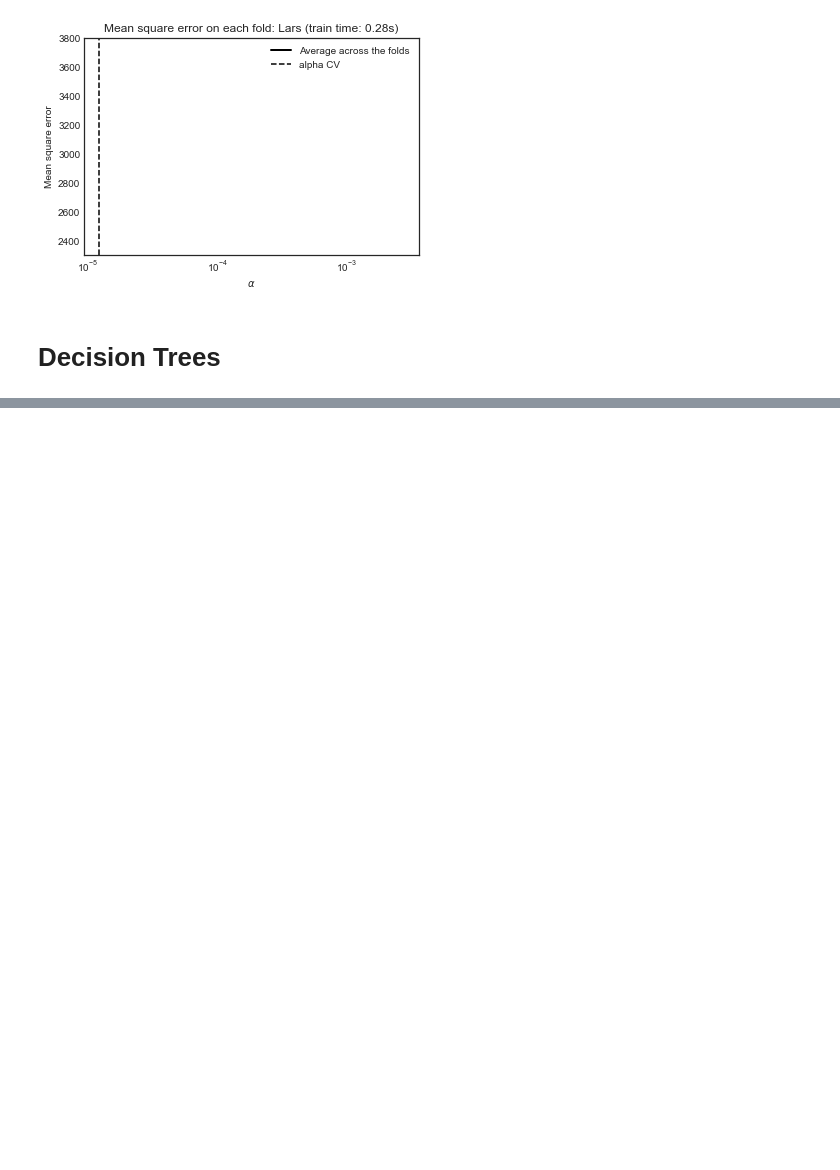
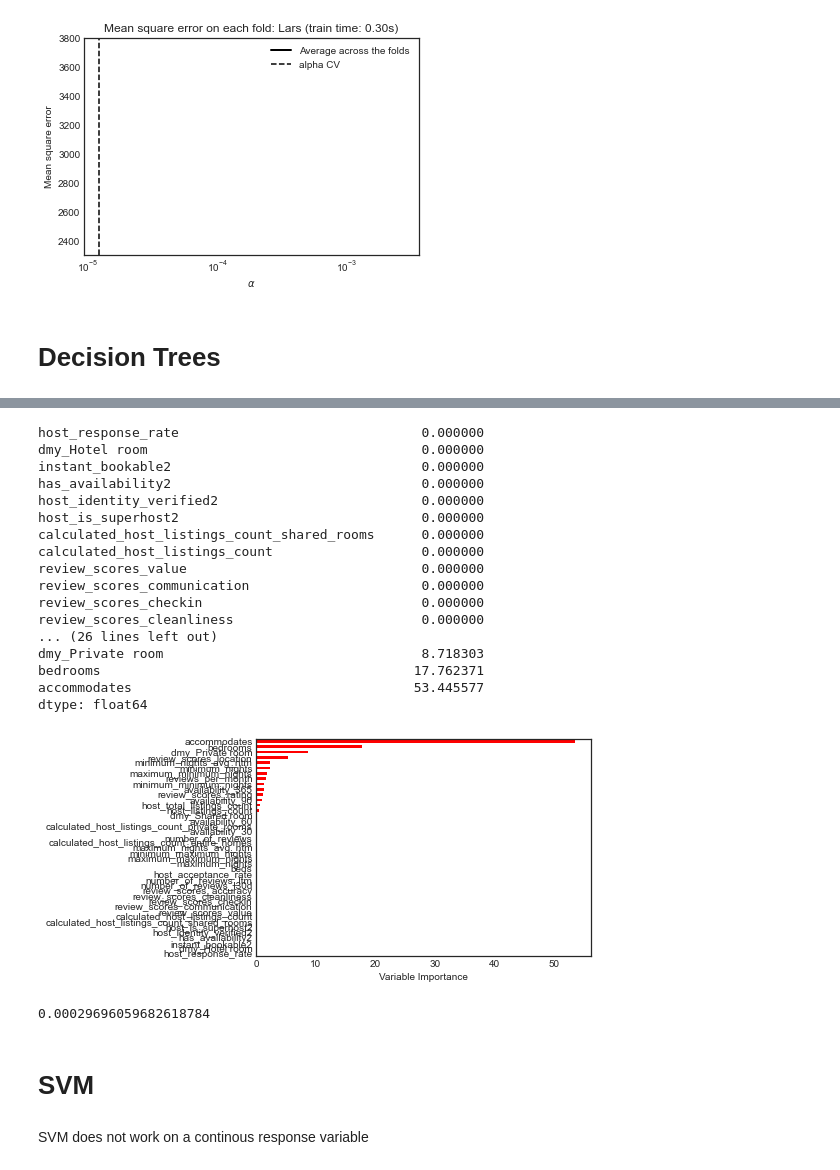
Before and after one commit to Lupercio421/STAT-724, a Jupyter notebook: Final_Project/Regression_methods.ipynb, the cells around one changed output, grey strips where cells are left out. Saved outputs shown, nothing was run; the diff lists cells and outputs as text; code cells hidden in the pictures; blank space fills up the shorter version.

```diff
--- a/Final_Project/Regression_methods.ipynb
+++ b/Final_Project/Regression_methods.ipynb
@@ -990,0 +1043,34 @@ NameError: name 'X_train' is not defined
+# %%
+feature_importance = regr.feature_importances_*100
+rel_imp = pd.Series(feature_importance, index=X_train.columns).sort_values(inplace=False)
+print(rel_imp)
+rel_imp.T.plot(kind='barh', color='r', )
+plt.xlabel('Variable Importance')
+plt.gca().legend_ = None
+# %% [output]
+host_response_rate                               0.000000
+dmy_Hotel room                                   0.000000
+instant_bookable2                                0.000000
+has_availability2                                0.000000
+host_identity_verified2                          0.000000
+host_is_superhost2                               0.000000
+calculated_host_listings_count_shared_rooms      0.000000
+calculated_host_listings_count                   0.000000
+review_scores_value                              0.000000
+review_scores_communication                      0.000000
+review_scores_checkin                            0.000000
+review_scores_cleanliness                        0.000000
+... (26 lines left out)
+dmy_Private room                                 8.718303
+bedrooms                                        17.762371
+accommodates                                    53.445577
+dtype: float64
+[figure, added]
+# %%
+mean_squared_error(y_test, regr.predict(X_test))
+# %% [output]
+0.00029696059682618784
+# %% [markdown]
+# SVM
+# %% [markdown]
+SVM does not work on a continous response variable
```
Also changed, not shown: parts of 41 cells of this notebook, 1 other file.
